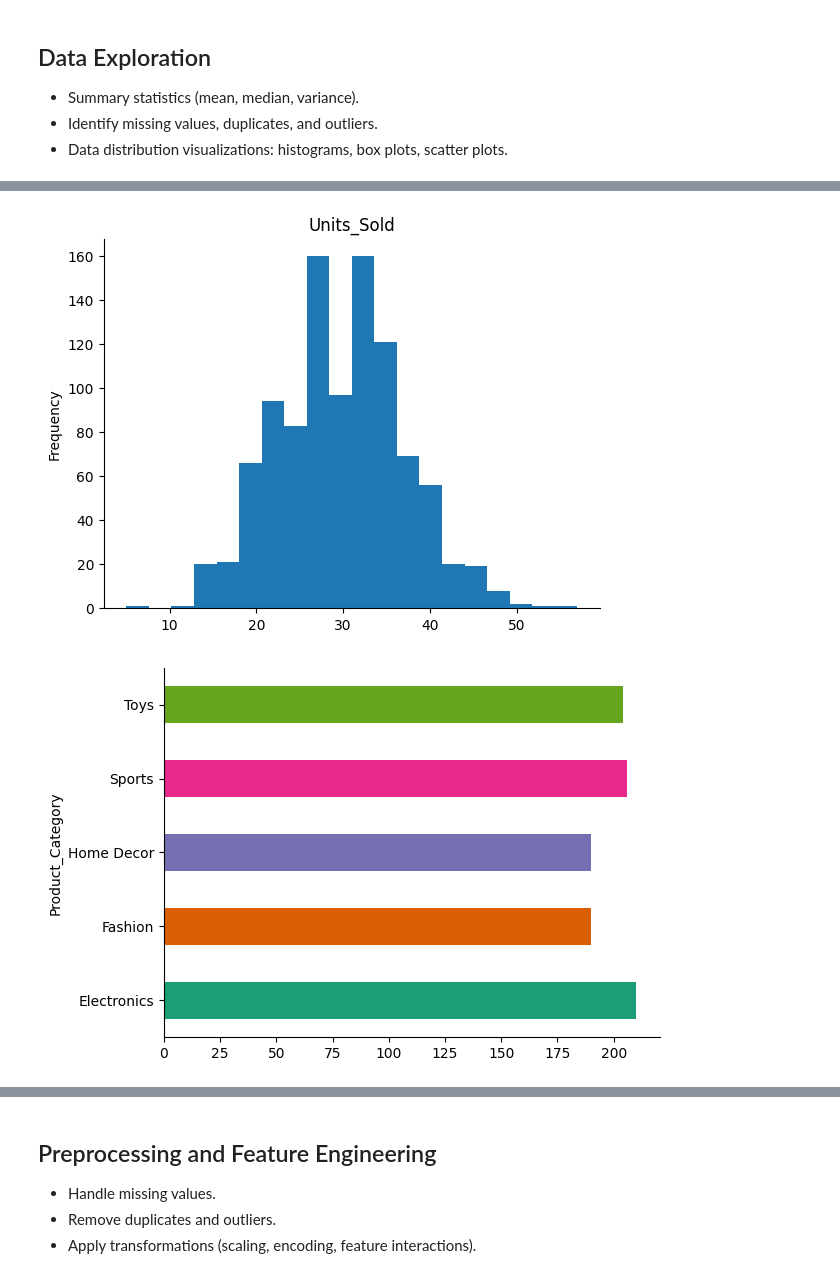
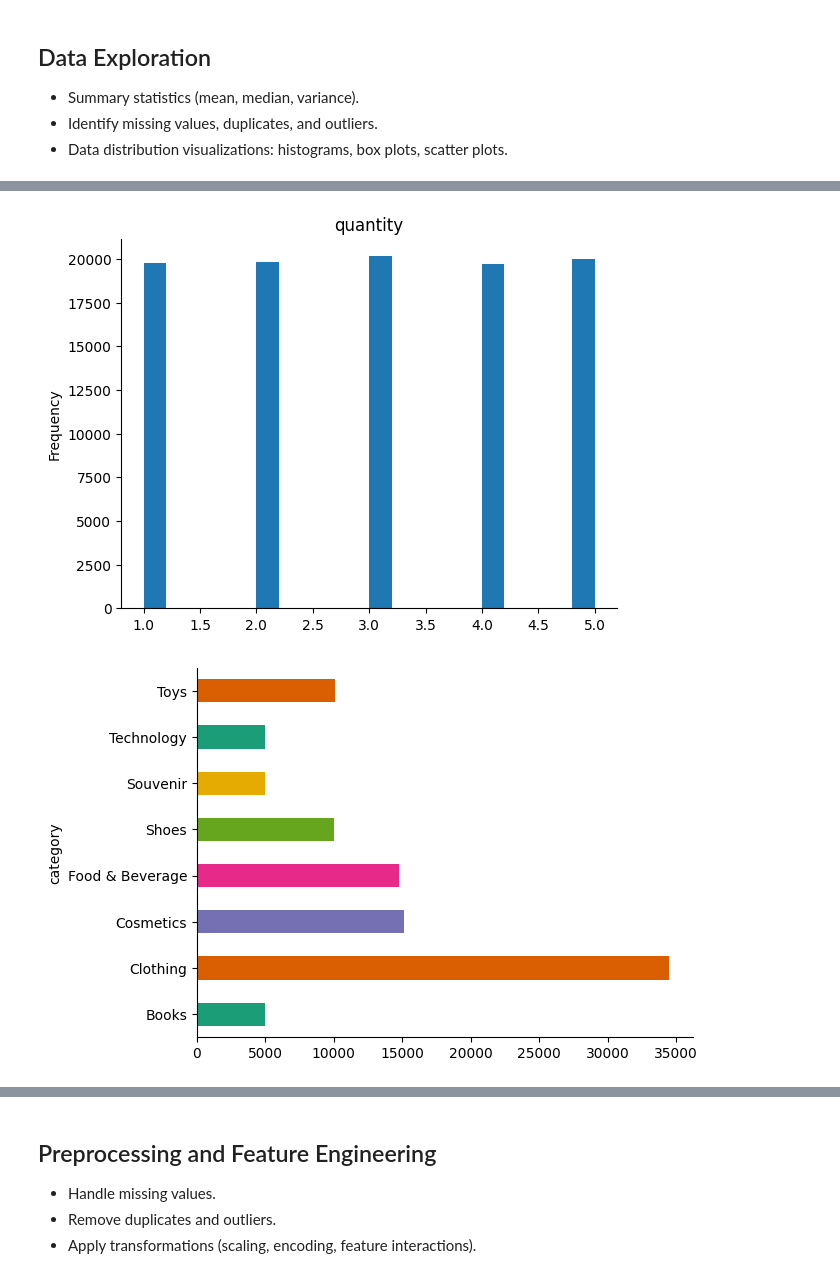
Before and after one commit to ranaakl/sales_forecasting, a Jupyter notebook: Project2_Sales_Forecasting_and_Optimization.ipynb, the cells around one changed output, grey strips where cells are left out. Drawn from its saved outputs; the diff is of its cells as text; code cells hidden in the pictures.

```diff
--- a/Project2_Sales_Forecasting_and_Optimization.ipynb
+++ b/Project2_Sales_Forecasting_and_Optimization.ipynb
@@ -55,7 +57,7 @@ generate accurate sales predictions to help businesses optimize inventory, marke
 import kagglehub
 
 # Download latest version
-path = kagglehub.dataset_download("nevildhinoja/e-commerce-sales-prediction-dataset")
+path = kagglehub.dataset_download("mehmettahiraslan/customer-shopping-dataset")
 
 print("Path to dataset files:", path)
 # %% [output]
@@ -64,6 +67,6 @@ Path to dataset files: /root/.cache/kagglehub/datasets/nevildhinoja/e-commerce-s
 # %%
 import pandas as pd
 
-df = pd.read_csv(path + "/Ecommerce_Sales_Prediction_Dataset.csv")
+df = pd.read_csv(path + "/customer_shopping_data.csv")
 df.head()
 # %% [output]
@@ -126,18 +133,14 @@ plt.gca().spines[['top', 'right',]].set_visible(False)
 # %%
 # @title Units_Sold
 
-from matplotlib import pyplot as plt
-df['Units_Sold'].plot(kind='hist', bins=20, title='Units_Sold')
+df['quantity'].plot(kind='hist', bins=20, title='quantity')
 plt.gca().spines[['top', 'right',]].set_visible(False)
 # %% [output]
-[figure, old version]
+[figure, new version]
 # %%
 # @title Product_Category
 
-from matplotlib import pyplot as plt
-import seaborn as sns
-
-df.groupby('Product_Category').size().plot(kind='barh', color=sns.palettes.mpl_palette('Dark2'))
+df.groupby('category').size().plot(kind='barh', color=sns.palettes.mpl_palette('Dark2'))
 plt.gca().spines[['top', 'right',]].set_visible(False)
 # %% [output]
-[figure, old version]
+[figure, new version]
```
Also changed, not shown: parts of 11 cells of this notebook.
